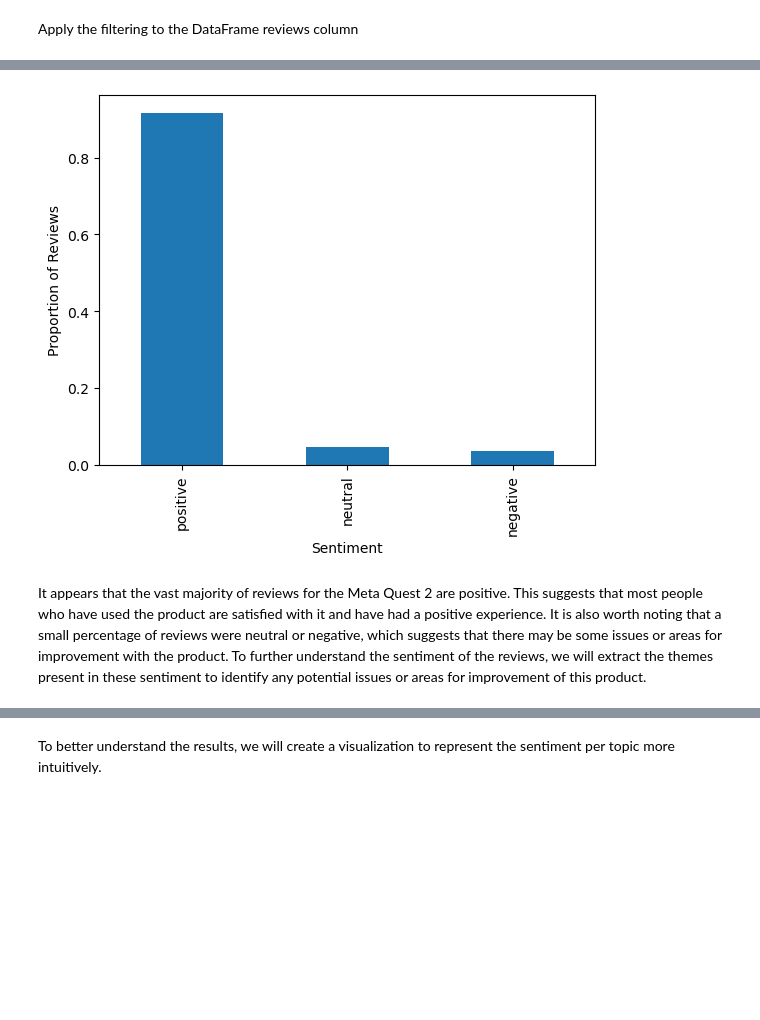
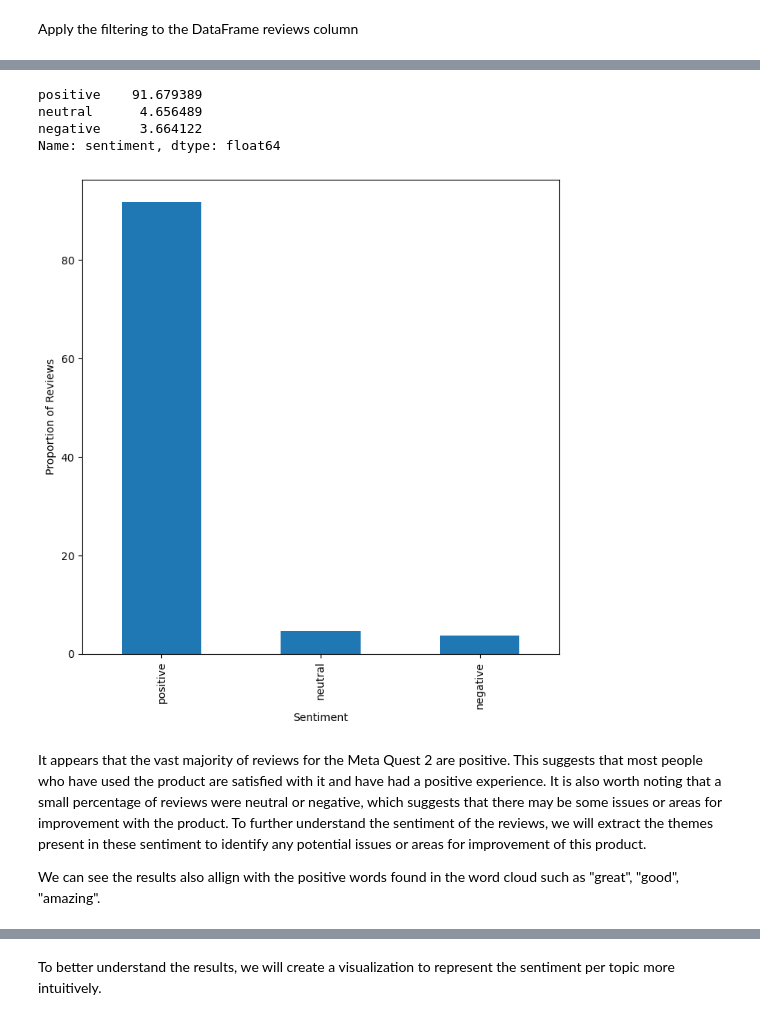
Before and after one commit to Ibrahim-Benkhedda/Meta-Quest-2-Sentiment-and-Topic-Analysis, a Jupyter notebook: meta-quest 2-customer-reviews-analysis,.ipynb, the cells around one changed output, grey strips where cells are left out. Saved outputs shown, nothing was run; the diff lists cells and outputs as text; code cells hidden in the pictures; blank space fills up the shorter version.

```diff
--- a/meta-quest 2-customer-reviews-analysis,.ipynb
+++ b/meta-quest 2-customer-reviews-analysis,.ipynb
@@ -465,0 +550,3 @@ London may have more robust infrastructure or support for VR technology, which c
+# %%
+# We see that there are empty spaces surrounding the text which we handle
+df["country"] = df.country.str.lower().str.strip()
@@ -466 +577,3 @@ London may have more robust infrastructure or support for VR technology, which c
+# %%
+df = df.drop("country", axis=1)
 # %% [markdown]
@@ -473,8 +586,6 @@ In order to get accurate results from sentiment analysis and topic modeling, we
 
 **Lemmatization** is the process of reducing a word to its base form. It  produce more accurate and meaningful forms of words than stemming. Hence, lemmatization is often preferred over stemming for tasks that require a high degree of accuracy or interpretability [11], which is needed in sentiment analysis and topic modeling.
 # %%
-
-
 # function that removes special characters, punctuations, extra whitespace from text
 def strip_special_characters(text):
     # compile a regular expression pattern that matches one or more spaces
@@ -492,13 +603,10 @@ def strip_special_characters(text):
     #returns the text clean from special characters, punctuations, underscore and exccess white space
     return clean_text
 
+
 # lowercase text
 def get_lowercase(text):
     return [word.lower() for word in text]
-
-# tokenize the reviews text
-
-### lab 5 ###
 
 
 def strip_stop_words(text):
@@ -509,21 +617,26 @@ def strip_stop_words(text):
     except:
         # return empty list
         return []
+
+
 # Lemmatization is generally more accurate than stemming
 # If the context in which the words are used is important, lemmatization may be a better choice
 # preserve the original meaning of the words and improve the accuracy of the analysis
 
-
-
+# we use it in text preprocessing, since the wordLemmatizer shortens argos
+# word to argo, which is not accurate.
+overwrite_lemmatize_mapping = {"argo": "argos"}
 
 def lemmatize_words(text):
     try:
         lemmatizer = WordNetLemmatizer()
         cleaned = [lemmatizer.lemmatize(word) for word in text]
+        cleaned = [overwrite_lemmatize_mapping.get(x,x) for x in cleaned]
         return cleaned
     except:
         # return empty list
         return []
+
 
 def concatenate_words(text):
     # checks if the input is a list or a string
@@ -540,6 +653,8 @@ def concatenate_words(text):
 # %% [markdown]
 Apply the filtering to the DataFrame reviews column
 # %%
+df['unfiltered_reviews'] = df['reviews'] # save unfiltered reviews into the dataframe
+# apply filtering
 df['reviews'] = df['reviews'].apply(strip_special_characters)
 df['reviews'] = df['reviews'].apply(word_tokenize)
 df['reviews'] = df['reviews'].apply(get_lowercase)
@@ -620,21 +757,27 @@ pd.set_option('display.max_rows', 1000)
 df['sentiment'] = df.apply(lambda row: classify_sentiment(row['reviews'])['sentiment'], axis=1)
 # %%
-import matplotlib.pyplot as plt
 # calculate the proportions of reviews per sentiment (positive, negative and neutral)
-counts = df['sentiment'].value_counts().sort_values(ascending=False) / len(df)
+counts = df['sentiment'].value_counts().sort_values(ascending=False) / len(df) * 100
+print(counts)
+fig = plt.figure(figsize=(8, 8))
 
 # plot the counts as a bar plot
 counts.plot(kind='bar')
 
 # add label to the x axis
 plt.xlabel('Sentiment')
 
 # add label to the y axis
 plt.ylabel('Proportion of Reviews')
-
-# Show the plot
+# show the plot
 plt.show()
 # %% [output]
+positive    91.679389
+neutral      4.656489
+negative     3.664122
+Name: sentiment, dtype: float64
-[figure, old version]
+[figure, new version]
 # %% [markdown]
 It appears that the vast majority of reviews for the Meta Quest 2 are positive. This suggests that most people who have used the product are satisfied with it and have had a positive experience. It is also worth noting that a small percentage of reviews were neutral or negative, which suggests that there may be some issues or areas for improvement with the product. To further understand the sentiment of the reviews, we will extract the themes present in these sentiment to identify any potential issues or areas for improvement of this product.
+
+We can see the results also allign with the positive words found in the word cloud such as "great", "good", "amazing".
```
Also changed, not shown: parts of 139 cells of this notebook.
